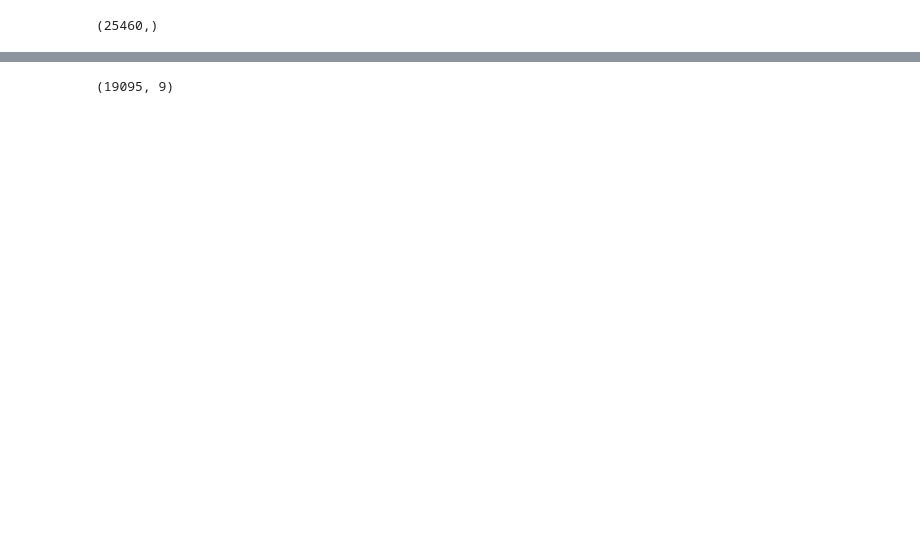
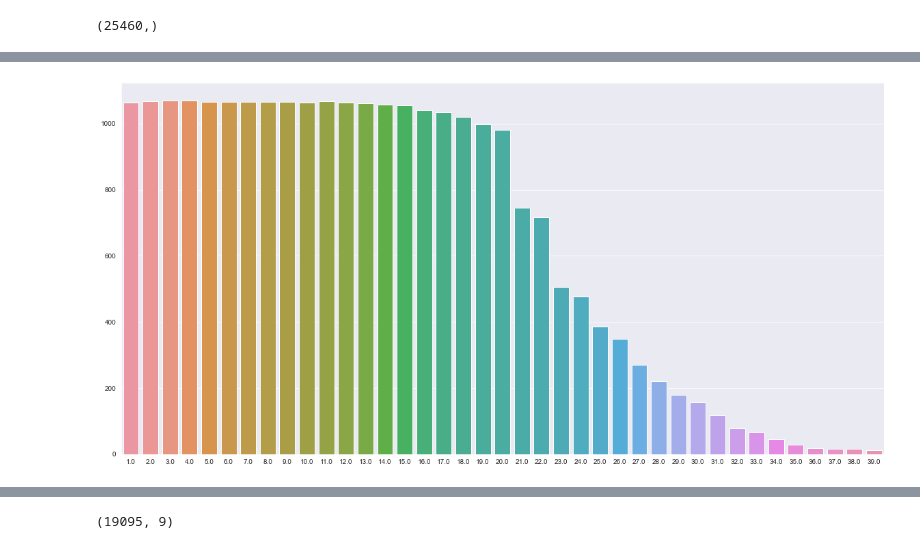
Before and after one commit to AaronLearnsCode94/Group-A-Project-2, a Jupyter notebook: Predictions.ipynb, the cells around one changed output, grey strips where cells are left out. Saved outputs shown, nothing was run; the diff lists cells and outputs as text; code cells hidden in the pictures; blank space fills up the shorter version.

```diff
--- a/Predictions.ipynb
+++ b/Predictions.ipynb
@@ -185,0 +252,9 @@ y.shape
+# %%
+# Plot y distribution
+y_distribution = y.value_counts()
+
+# object_dtypes = data.columns[data.dtypes == object].values
+plt.figure(figsize= (20,10))
+sns.barplot (x = y_distribution.index, y = y_distribution.values);
+# %% [output]
+[figure, added]
```
Also changed, not shown: parts of 48 cells of this notebook, 7 other files.
